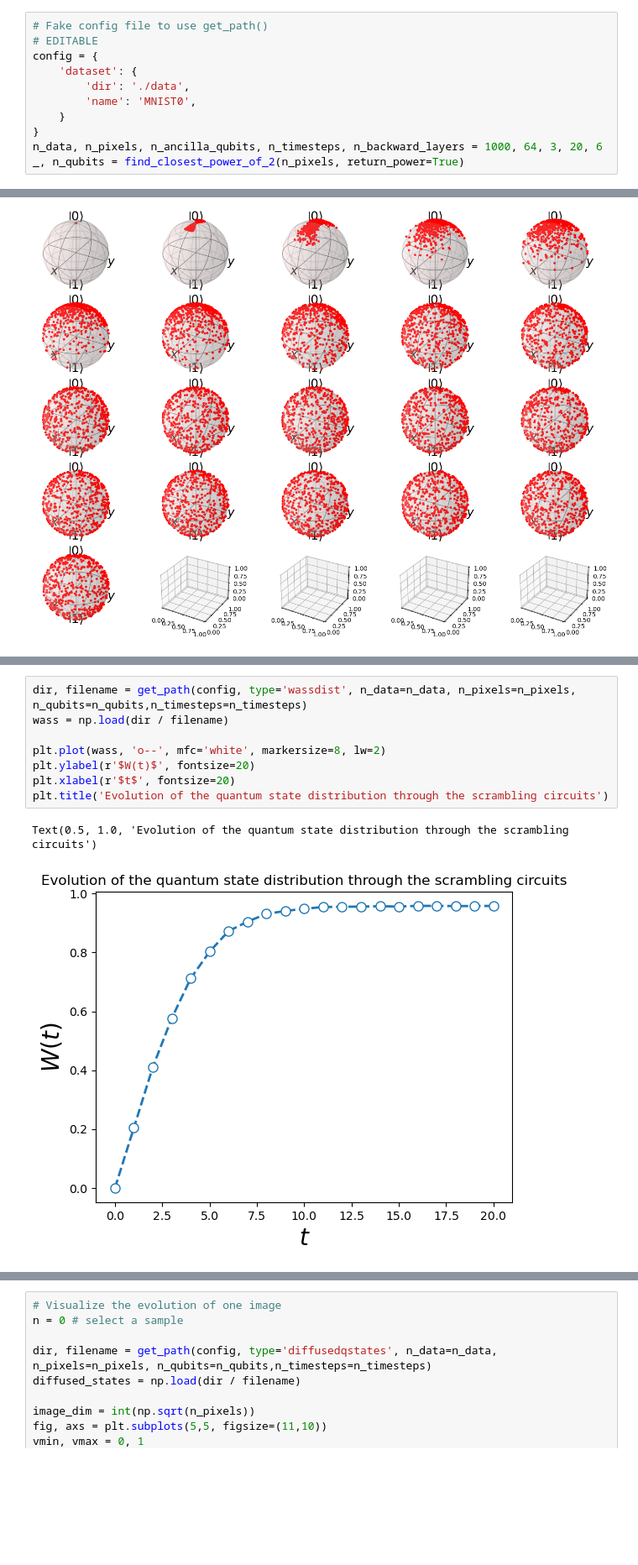
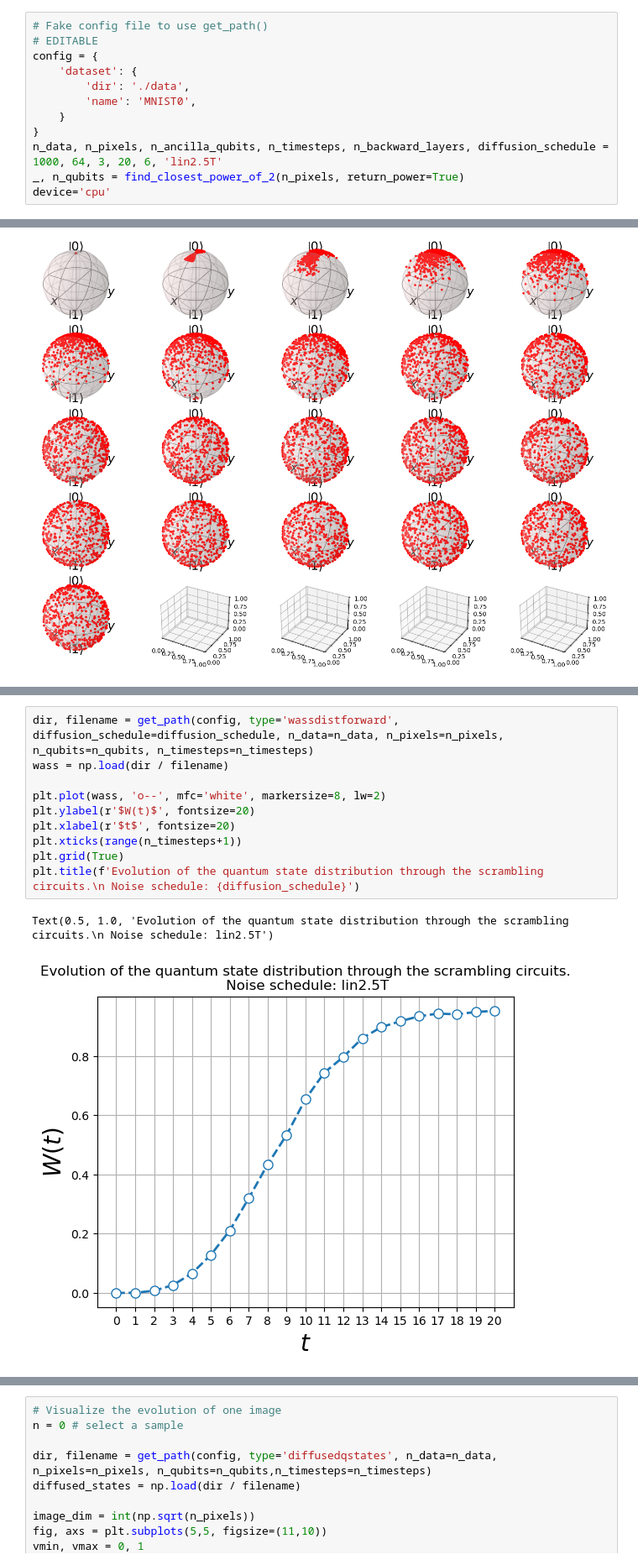
Before and after one commit to alapena/QuantGenMdl, a Jupyter notebook: visualize_noising.ipynb, the cells around one changed output, grey strips where cells are left out. Shown at 84% size. Saved outputs shown, nothing was run; the diff lists cells and outputs as text; blank space fills up the shorter version.

```diff
--- a/visualize_noising.ipynb
+++ b/visualize_noising.ipynb
@@ -28,8 +24,9 @@ config = {
         'name': 'MNIST0',
     }
 }
-n_data, n_pixels, n_ancilla_qubits, n_timesteps, n_backward_layers = 1000, 64, 3, 20, 6
+n_data, n_pixels, n_ancilla_qubits, n_timesteps, n_backward_layers, diffusion_schedule = 1000, 64, 3, 20, 6, 'lin2.5T'
 _, n_qubits = find_closest_power_of_2(n_pixels, return_power=True)
+device='cpu'
 # %%
 # Bloch visualize on the forward noise process
 dir, filename = get_path(config, type='diffusedqstates', n_data=n_data, n_pixels=n_pixels, n_qubits=n_qubits,n_timesteps=n_timesteps)
@@ -63,12 +59,14 @@ dir, filename = get_path(config, type='wassdistforward', n_data=n_data, n_pixels
 np.save(dir / filename, wass)
 # %%
-dir, filename = get_path(config, type='wassdist', n_data=n_data, n_pixels=n_pixels, n_qubits=n_qubits,n_timesteps=n_timesteps)
+dir, filename = get_path(config, type='wassdistforward', diffusion_schedule=diffusion_schedule, n_data=n_data, n_pixels=n_pixels, n_qubits=n_qubits, n_timesteps=n_timesteps)
 wass = np.load(dir / filename)
 
 plt.plot(wass, 'o--', mfc='white', markersize=8, lw=2)
 plt.ylabel(r'$W(t)$', fontsize=20)
 plt.xlabel(r'$t$', fontsize=20)
-plt.title('Evolution of the quantum state distribution through the scrambling circuits')
+plt.xticks(range(n_timesteps+1))
+plt.grid(True)
+plt.title(f'Evolution of the quantum state distribution through the scrambling circuits.\n Noise schedule: {diffusion_schedule}')
 # %% [output]
-Text(0.5, 1.0, 'Evolution of the quantum state distribution through the scrambling circuits')
+Text(0.5, 1.0, 'Evolution of the quantum state distribution through the scrambling circuits.\n Noise schedule: lin2.5T')
-[figure, old version]
+[figure, new version]
```
Also changed, not shown: parts of 6 cells of this notebook, 2 other files.
